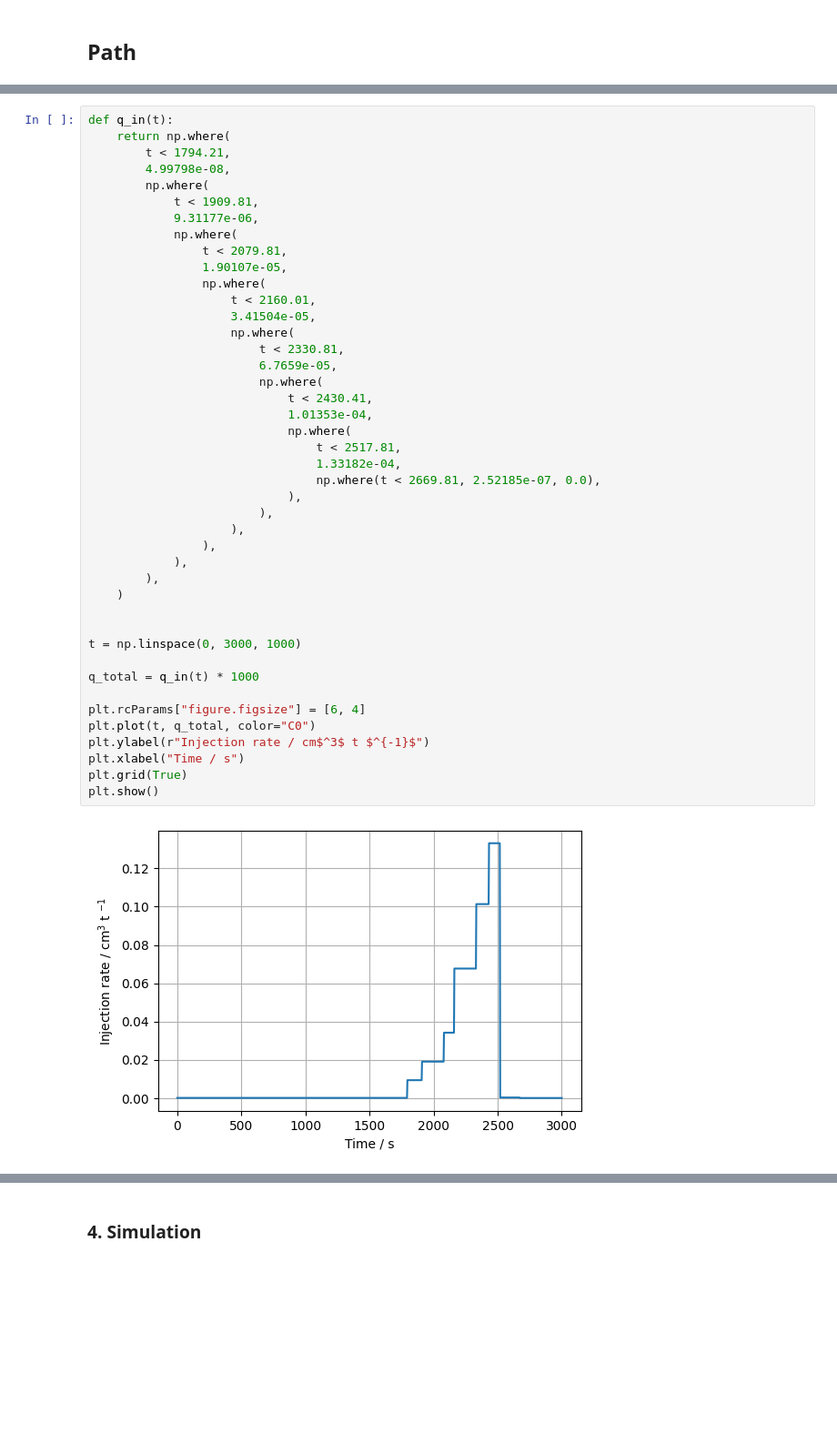
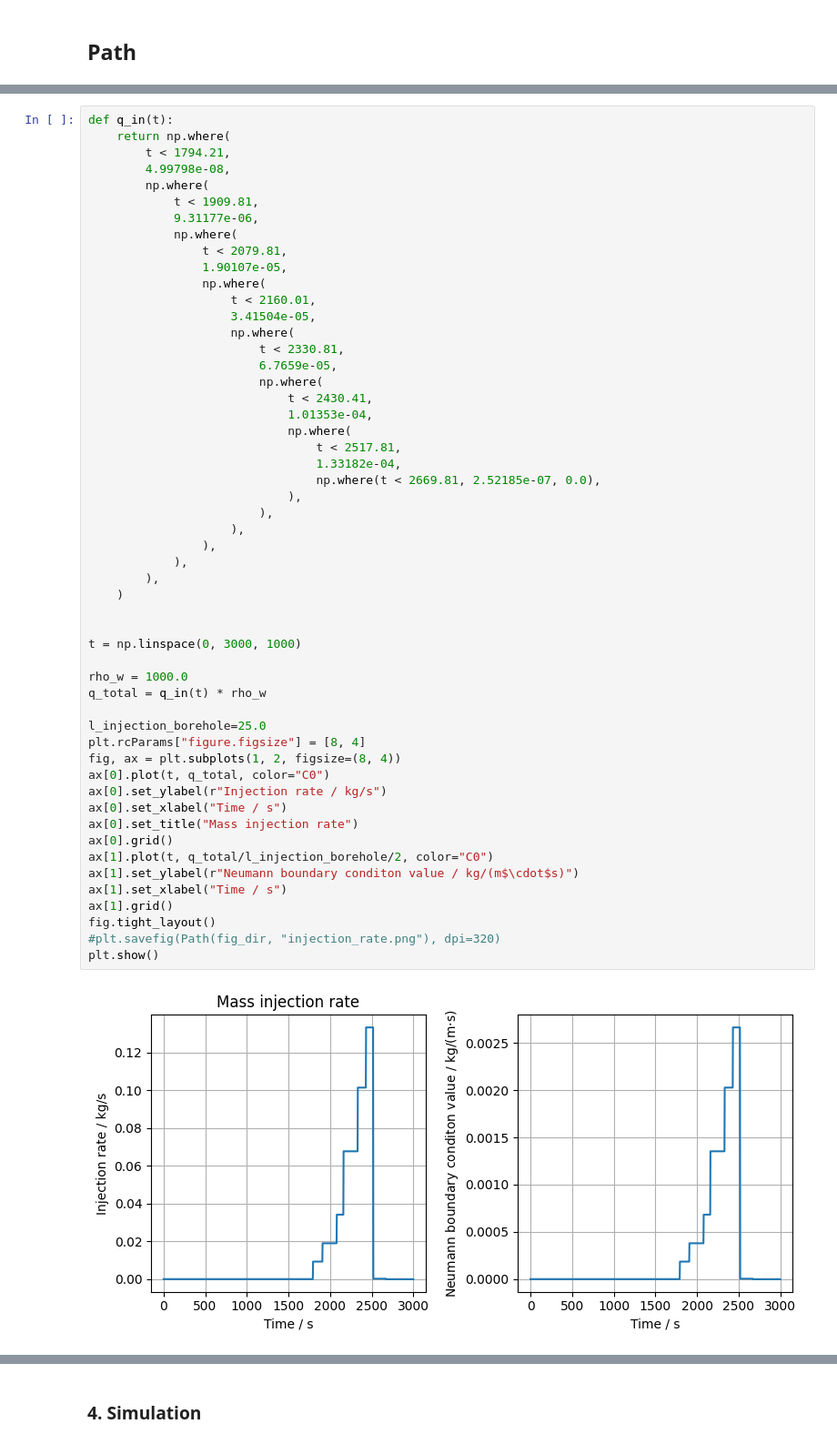
Before and after one commit to OlafKolditz/crystalline-team, a Jupyter notebook: benchmark-numerical/SimulationWithHMFault.ipynb, the cells around one changed output, grey strips where cells are left out. Shown at 91% size. Cells and saved outputs as stored; diff of their text form; blank space fills up the shorter version.

```diff
--- a/benchmark-numerical/SimulationWithHMFault.ipynb
+++ b/benchmark-numerical/SimulationWithHMFault.ipynb
@@ -96,40 +99,50 @@ def q_in(t):
             np.where(
                 t < 2079.81,
                 1.90107e-05,
                 np.where(
                     t < 2160.01,
                     3.41504e-05,
                     np.where(
                         t < 2330.81,
                         6.7659e-05,
                         np.where(
                             t < 2430.41,
                             1.01353e-04,
                             np.where(
                                 t < 2517.81,
                                 1.33182e-04,
                                 np.where(t < 2669.81, 2.52185e-07, 0.0),
                             ),
                         ),
                     ),
                 ),
             ),
         ),
     )
 
 
 t = np.linspace(0, 3000, 1000)
 
-q_total = q_in(t) * 1000
+rho_w = 1000.0
+q_total = q_in(t) * rho_w
 
-plt.rcParams["figure.figsize"] = [6, 4]
-plt.plot(t, q_total, color="C0")
-plt.ylabel(r"Injection rate / cm$^3$ t $^{-1}$")
-plt.xlabel("Time / s")
-plt.grid(True)
+l_injection_borehole=25.0
+plt.rcParams["figure.figsize"] = [8, 4]
+fig, ax = plt.subplots(1, 2, figsize=(8, 4))
+ax[0].plot(t, q_total, color="C0")
+ax[0].set_ylabel(r"Injection rate / kg/s")
+ax[0].set_xlabel("Time / s")
+ax[0].set_title("Mass injection rate")
+ax[0].grid()
+ax[1].plot(t, q_total/l_injection_borehole/2, color="C0")
+ax[1].set_ylabel(r"Neumann boundary conditon value / kg/(m$\cdot$s)")
+ax[1].set_xlabel("Time / s")
+ax[1].grid()
+fig.tight_layout()
+#plt.savefig(Path(fig_dir, "injection_rate.png"), dpi=320)
 plt.show()
 # %% [output]
-[figure, old version]
+[figure, new version]
 # %% [markdown]
 ## 2. Mesh generation
 
```
Also changed, not shown: parts of 15 cells of this notebook, 1 other file.
